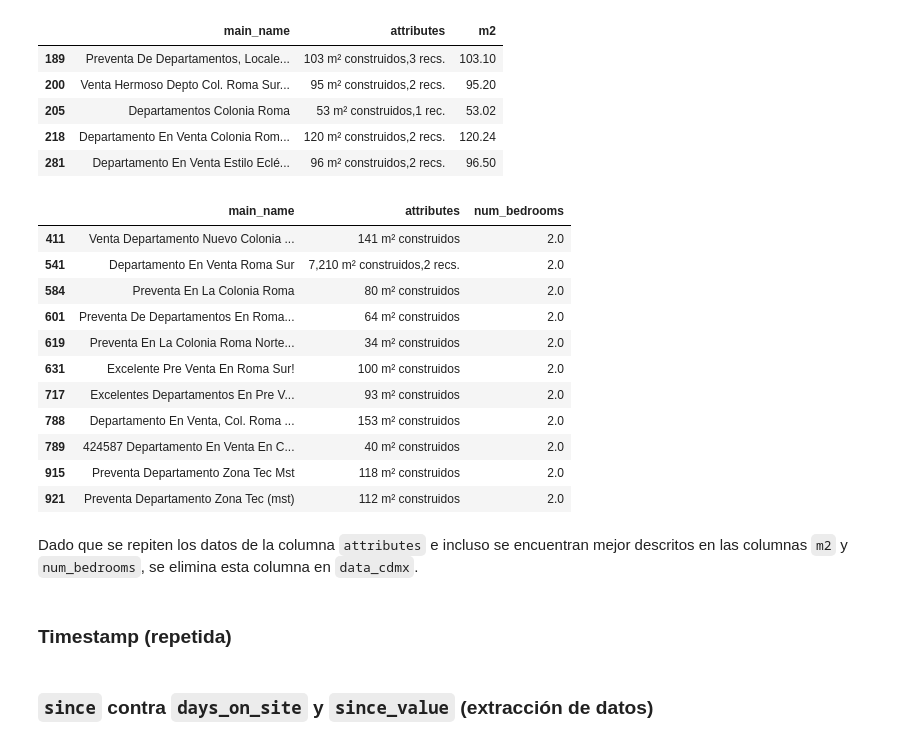
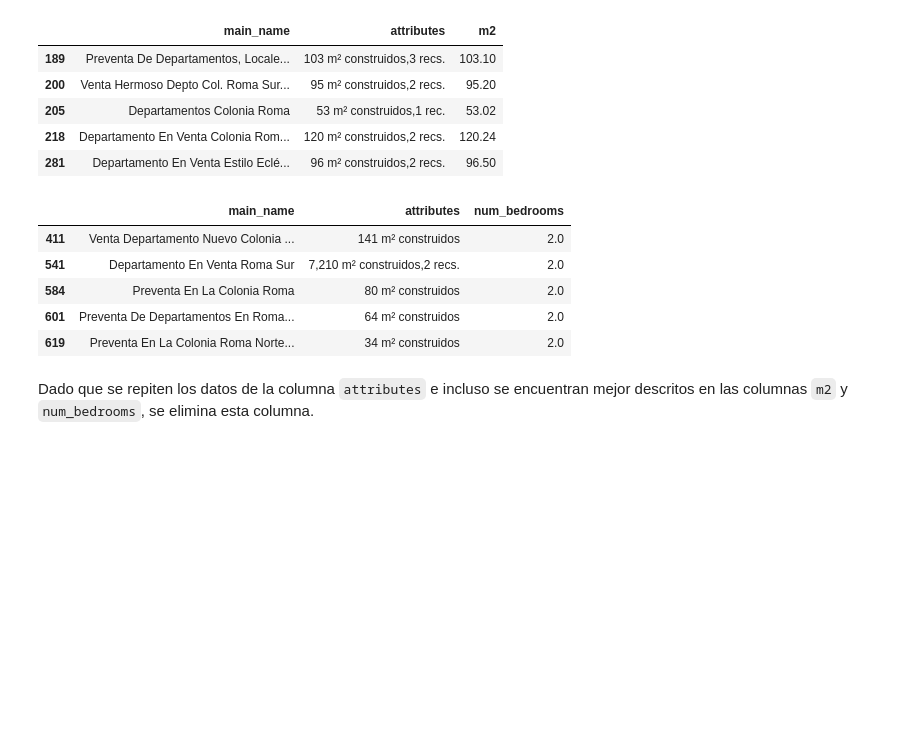
Before and after one commit to joshbrx/DataScience_challenge, a Jupyter notebook: Departamentos_en_la_CDMX.ipynb, the cells around one changed output. Cells and saved outputs as stored; diff of their text form; code cells hidden in the pictures; blank space fills up the shorter version.

```diff
--- a/Departamentos_en_la_CDMX.ipynb
+++ b/Departamentos_en_la_CDMX.ipynb
@@ -145,29 +88,21 @@ df[df['attributes'].apply(lambda x: float(re.findall(r'\d+', x)[0])) != df['m2']
 | 218 | Departamento En Venta Colonia Rom... | 120 m² construidos,2 recs. | 120.24 |
 | 281 | Departamento En Venta Estilo Eclé... | 96 m² construidos,2 recs. | 96.50 |
 # %%
-# Verificamos los casos si los datos no tienen el comportamiento esperado a pares en la columna "attributes" están bien definidos
+# Inlcuso los datos de "attributes" no llegan a tener el dato del número de habitaciones por lo que ésta columna no es relevante.
 def tmp_func1(x):
     if len(re.findall(r'\d+', x))==2:
         s = re.findall(r'\d+', x)[1]
-    else: s = "turip"
+    else: s = "prueba"
     return s
-df[df['attributes'].apply(tmp_func1) == "turip"].iloc[:,[0,5,30]]
+df[df['attributes'].apply(tmp_func1) == "prueba"].iloc[:,[0,5,30]].head()
 # %% [output]
 |  | main_name | attributes | num_bedrooms |
 | 411 | Venta Departamento Nuevo Colonia ... | 141 m² construidos | 2.0 |
 | 541 | Departamento En Venta Roma Sur | 7,210 m² construidos,2 recs. | 2.0 |
 | 584 | Preventa En La Colonia Roma | 80 m² construidos | 2.0 |
 | 601 | Preventa De Departamentos En Roma... | 64 m² construidos | 2.0 |
 | 619 | Preventa En La Colonia Roma Norte... | 34 m² construidos | 2.0 |
-| 631 | Excelente Pre Venta En Roma Sur! | 100 m² construidos | 2.0 |
-| 717 | Excelentes Departamentos En Pre V... | 93 m² construidos | 2.0 |
-| 788 | Departamento En Venta, Col. Roma ... | 153 m² construidos | 2.0 |
-| 789 | 424587 Departamento En Venta En C... | 40 m² construidos | 2.0 |
-| 915 | Preventa Departamento Zona Tec Mst | 118 m² construidos | 2.0 |
-| 921 | Preventa Departamento Zona Tec (mst) | 112 m² construidos | 2.0 |
 # %% [markdown]
-Dado que se repiten los datos de la columna ``attributes`` e incluso se encuentran mejor descritos en las columnas ``m2`` y ``num_bedrooms``, se elimina esta columna en ``data_cdmx``.
+Dado que se repiten los datos de la columna `attributes` e incluso se encuentran mejor descritos en las columnas `m2` y `num_bedrooms`, se elimina esta columna.
 # %%
 data_cdmx = data_cdmx.drop("attributes", axis=1);
-# %% [markdown]
-### Timestamp (repetida)
@@ -177,2 +108,0 @@ data_cdmx = data_cdmx.drop("timestamp", axis=1)
-# %% [markdown]
-### ``since`` contra ``days_on_site`` y ``since_value`` (extracción de datos)
```
Also changed, not shown: parts of 70 cells of this notebook.
